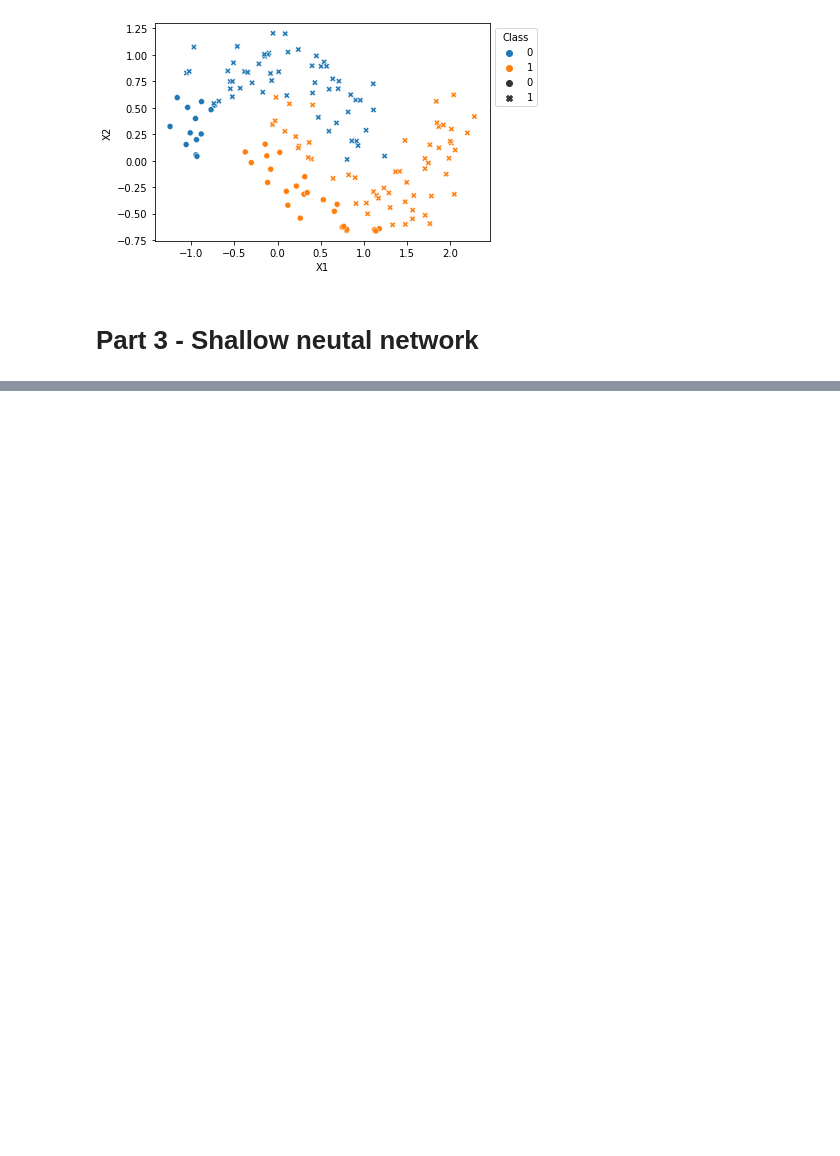
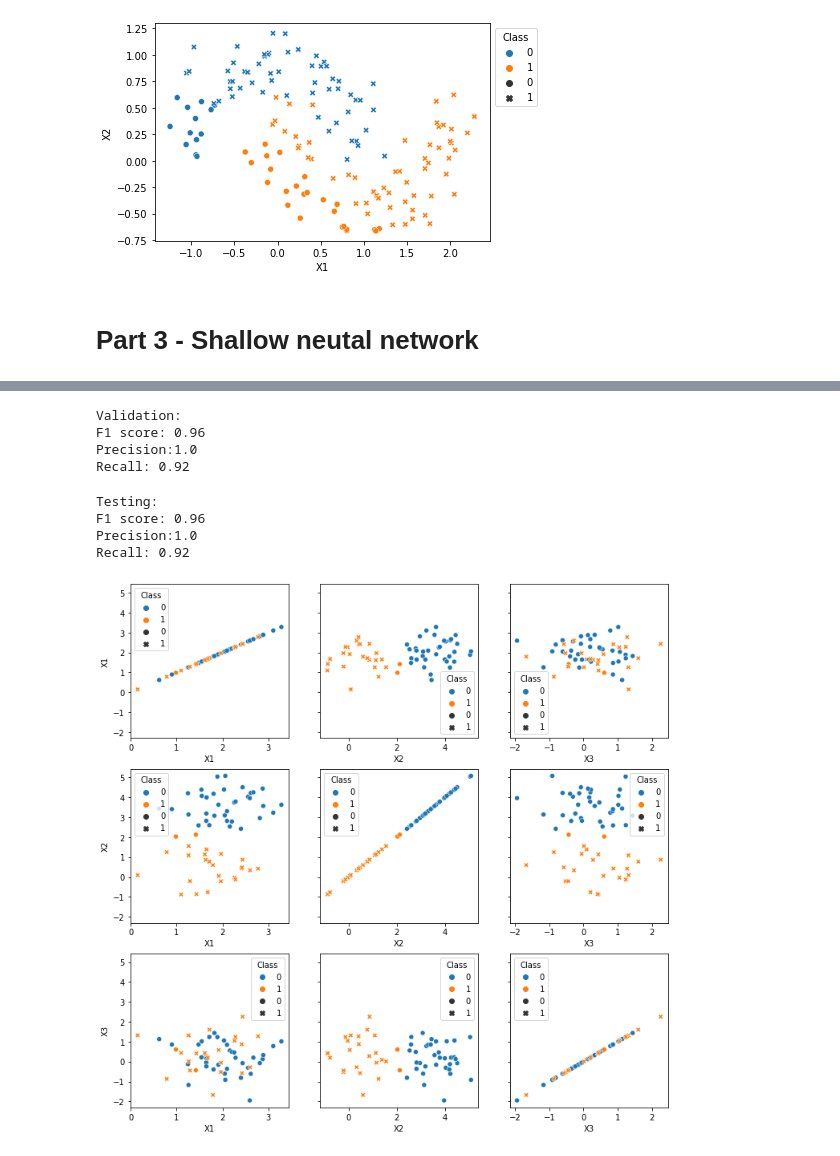
Before and after one commit to PhilOConnor/DeepLearning, a Jupyter notebook: Assignment 1.ipynb, the cells around one changed output, grey strips where cells are left out. Cells and saved outputs as stored; diff of their text form; code cells hidden in the pictures; blank space fills up the shorter version.

```diff
--- a/Assignment 1.ipynb
+++ b/Assignment 1.ipynb
@@ -337,0 +326,13 @@ test.network_layout(len(X_train.columns), len(X_train.columns),1, seed=10)
+# %%
+# Blobs
+df = pd.read_csv("blobs400.csv")
+# train/test split~
+X_full_train, X_test, y_full_train, y_test = train_test_split(df.iloc[:,:-1], df.iloc[:,-1], test_size=0.15, random_state=42)
+# train/validation split
+X_train, X_val, y_train, y_val = train_test_split(X_full_train,y_full_train , test_size=0.15, random_state=42)
+
+blobs_nn = shallow_net()
+
+blobs_nn.network_layout(len(X_train.columns), len(X_train.columns),1, seed=45)
+
+blobs_nn.fit(X_train, y_train, alpha=0.2, n_iter=100, thresh = 1e-6)
@@ -337,0 +347,38 @@ test.network_layout(len(X_train.columns), len(X_train.columns),1, seed=10)
+# %%
+preds_val = blobs_nn.predict(X_val)
+f1 = f1_score(y_val, preds_val)
+prec = precision_score(y_val, preds_val)
+rec = recall_score(y_val, preds_val)
+print(f"Validation:\nF1 score: {np.round(f1,2)}\nPrecision:{np.round(prec,2)}\nRecall: {np.round(rec,2)}")
+# %% [output]
+Validation:
+F1 score: 0.96
+Precision:1.0
+Recall: 0.92
+# %%
+test_preds = blobs_nn.predict(X_test)
+f1 = f1_score(y_test, test_preds)
+prec = precision_score(y_test, test_preds)
+rec = recall_score(y_test, test_preds)
+print(f"Testing:\nF1 score: {np.round(f1,2)}\nPrecision:{np.round(prec,2)}\nRecall: {np.round(rec,2)}")
+# %% [output]
+Testing:
+F1 score: 0.96
+Precision:1.0
+Recall: 0.92
+# %%
+fig, axs = plt.subplots(ncols=3, nrows=3, sharey=True, figsize=(12,12))
+sns.scatterplot(x=X_test['X1'], y=X_test['X1'], ax=axs[0,0], hue =y_test,  style=test_preds)
+sns.scatterplot(x=X_test['X2'], y=X_test['X1'], ax=axs[0,1], hue =y_test,  style=test_preds)
+sns.scatterplot(x=X_test['X3'], y=X_test['X1'], ax=axs[0,2], hue =y_test,  style=test_preds)
+
+sns.scatterplot(x=X_test['X1'], y=X_test['X2'], ax=axs[1,0], hue =y_test,  style=test_preds)
+sns.scatterplot(x=X_test['X2'], y=X_test['X2'], ax=axs[1,1], hue =y_test,  style=test_preds)
+sns.scatterplot(x=X_test['X3'], y=X_test['X2'], ax=axs[1,2], hue =y_test,  style=test_preds)
+
+sns.scatterplot(x=X_test['X1'], y=X_test['X3'], ax=axs[2,0], hue =y_test,  style=test_preds)
+sns.scatterplot(x=X_test['X2'], y=X_test['X3'], ax=axs[2,1], hue =y_test,  style=test_preds)
+sns.scatterplot(x=X_test['X3'], y=X_test['X3'], ax=axs[2,2], hue =y_test,  style=test_preds)
+sns.move_legend(ax, "upper left", bbox_to_anchor=(1, 1))
+# %% [output]
+[figure, added]
```
Also changed, not shown: parts of 32 cells of this notebook.
